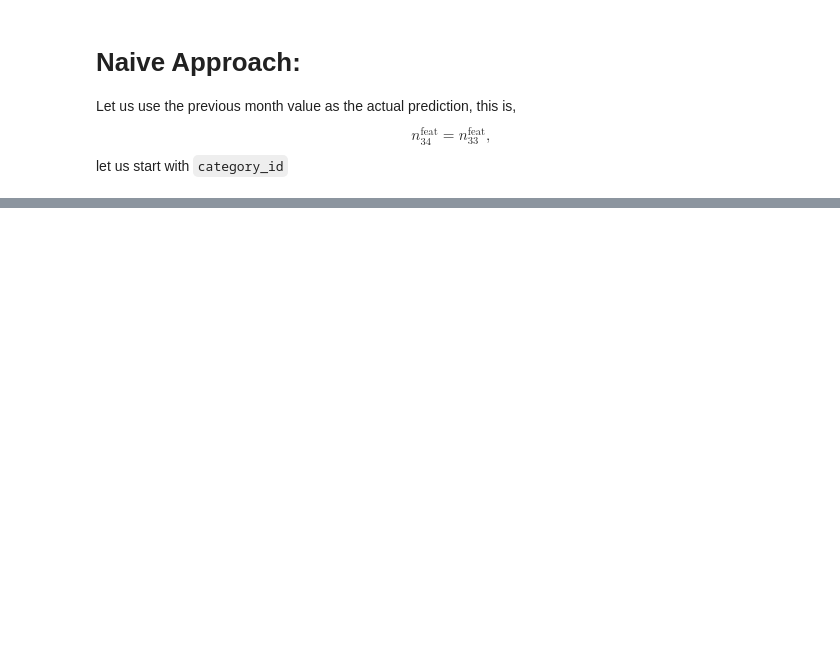
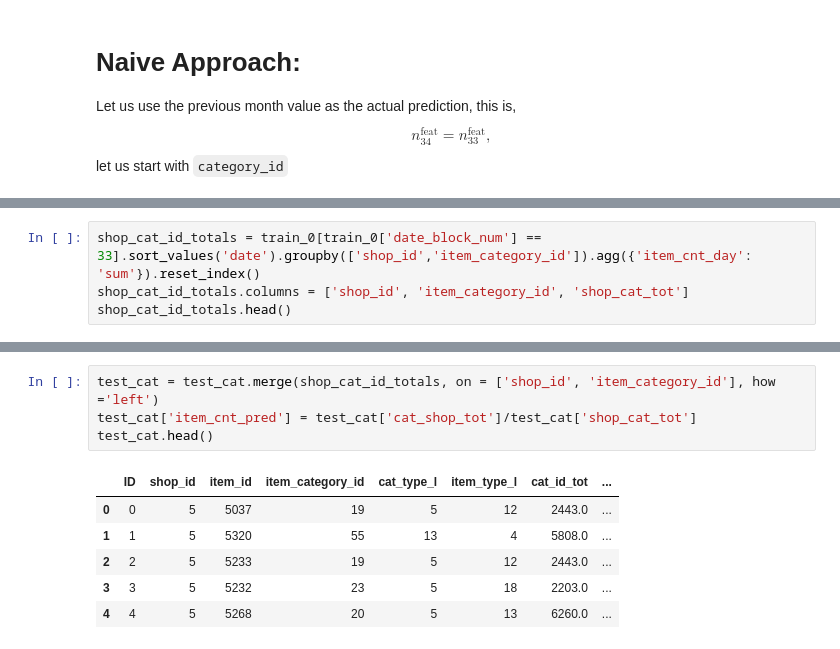
Before and after one commit to data-science-if-usp/kaggle, a Jupyter notebook: pablo/Predict Future Sales.ipynb, the cells around one changed output, grey strips where cells are left out. Cells and saved outputs as stored; diff of their text form; blank space fills up the shorter version.

```diff
--- a/pablo/Predict Future Sales.ipynb
+++ b/pablo/Predict Future Sales.ipynb
@@ -414,0 +472,4 @@ test.describe()
+# %%
+shop_cat_id_totals = train_0[train_0['date_block_num'] == 33].sort_values('date').groupby(['shop_id','item_category_id']).agg({'item_cnt_day': 'sum'}).reset_index()
+shop_cat_id_totals.columns = ['shop_id', 'item_category_id', 'shop_cat_tot']
+shop_cat_id_totals.head()
@@ -414,0 +488,11 @@ test.describe()
+# %%
+test_cat = test_cat.merge(shop_cat_id_totals, on = ['shop_id', 'item_category_id'], how ='left')
+test_cat['item_cnt_pred'] = test_cat['cat_shop_tot']/test_cat['shop_cat_tot']
+test_cat.head()
+# %% [output]
+|  | ID | shop_id | item_id | item_category_id | cat_type_l | item_type_l | cat_id_tot | ... |
+| 0 | 0 | 5 | 5037 | 19 | 5 | 12 | 2443.0 | ... |
+| 1 | 1 | 5 | 5320 | 55 | 13 | 4 | 5808.0 | ... |
+| 2 | 2 | 5 | 5233 | 19 | 5 | 12 | 2443.0 | ... |
+| 3 | 3 | 5 | 5232 | 23 | 5 | 18 | 2203.0 | ... |
+| 4 | 4 | 5 | 5268 | 20 | 5 | 13 | 6260.0 | ... |
```
Also changed, not shown: parts of 21 cells of this notebook, 1 other file.
